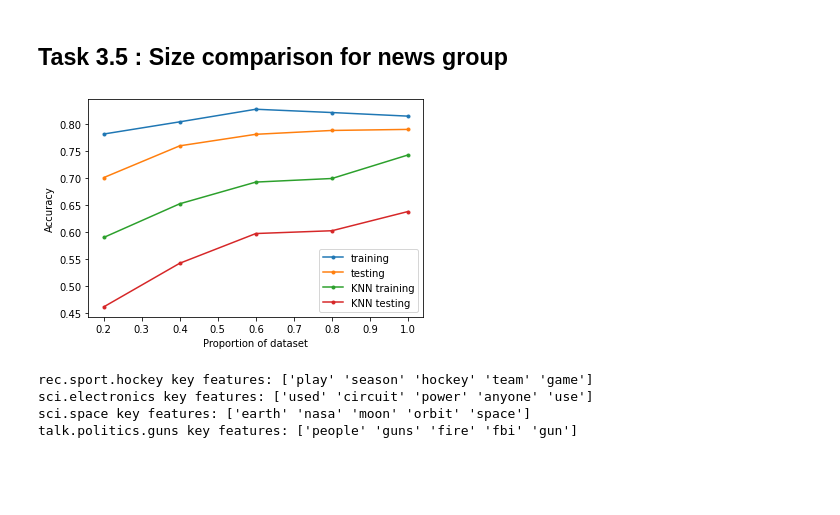
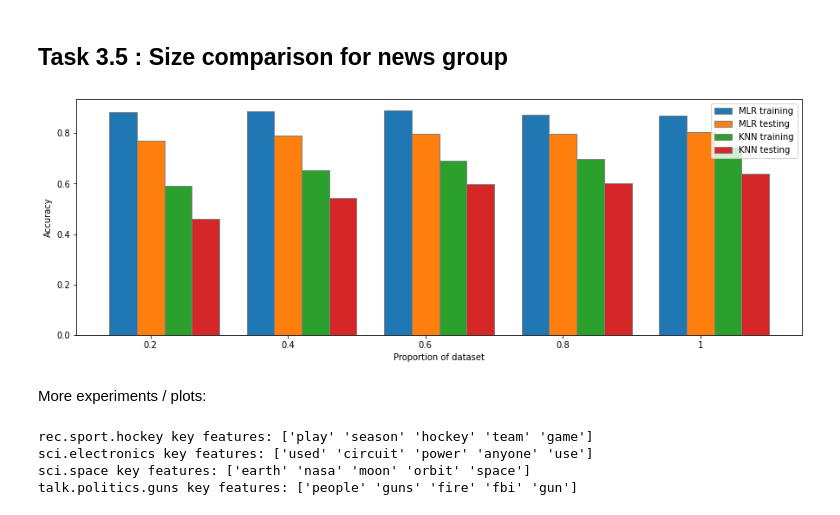
Before and after one commit to acollin19/comp551, a Jupyter notebook: assignment2_group_24.ipynb, the cells around one changed output. Saved outputs shown, nothing was run; the diff lists cells and outputs as text; code cells hidden in the pictures; blank space fills up the shorter version.

Commit message:
MLR sizes bar plot

```diff
--- a/assignment2_group_24.ipynb
+++ b/assignment2_group_24.ipynb
@@ -581,7 +636,7 @@ for i in sizes:
   X_train_new = X_train[:int(i * X_train.shape[0])]
   y_train_new = y_train[:int(i * X_train.shape[0])]
   mlr = Multinomial_logistic(X_train_new.shape[1], y_train_new.shape[1])
-  mlr.fit(X_train_new, y_train_new)
+  mlr.fit(X_train_new, y_train_new, niter=best_niter)
   train_accs.append(mlr.evaluate(mlr.predict(X_train_new), y_train_new))
   test_accs.append(mlr.evaluate(mlr.predict(X_test), y_test))
 
@@ -589,17 +644,26 @@ for i in sizes:
   knn.fit(X_train_new, y_train_new)
   knn_train_accs.append(knn.score(X_train_new, y_train_new))
   knn_test_accs.append(knn.score(X_test, y_test))
-# %%
-plt.plot(sizes, train_accs, marker=".", label='training')
-plt.plot(sizes, test_accs, marker=".", label='testing')
-plt.plot(sizes, knn_train_accs, marker=".", label='KNN training')
-plt.plot(sizes, knn_test_accs, marker=".", label='KNN testing')
-plt.legend(loc='best')
-plt.xlabel('Proportion of dataset')
-plt.ylabel('Accuracy')
-plt.show()
-# %% [output]
-[figure, removed]
+# %%
+barWidth = 0.2
+fig = plt.subplots(figsize=(15, 5))
+br1 = np.arange(5)
+br2 = [x + barWidth for x in br1]
+br3 = [x + barWidth for x in br2]
+br4 = [x + barWidth for x in br3]
+plt.bar(br1, train_accs, width=barWidth, edgecolor ='grey', label ='MLR training')
+plt.bar(br2, test_accs, width=barWidth, edgecolor ='grey', label ='MLR testing')
+plt.bar(br3, knn_train_accs, width=barWidth, edgecolor ='grey', label ='KNN training')
+plt.bar(br4, knn_test_accs, width=barWidth, edgecolor ='grey', label ='KNN testing')
+plt.xlabel('Proportion of dataset')
+plt.ylabel('Accuracy')
+plt.xticks([r + barWidth for r in range(5)], sizes)
+plt.legend(loc='best')
+plt.show()
+# %% [output]
+[figure, added]
+# %% [markdown]
+More experiments / plots:
 # %%
 from seaborn import heatmap
 
```
Also changed, not shown: parts of 13 cells of this notebook.
